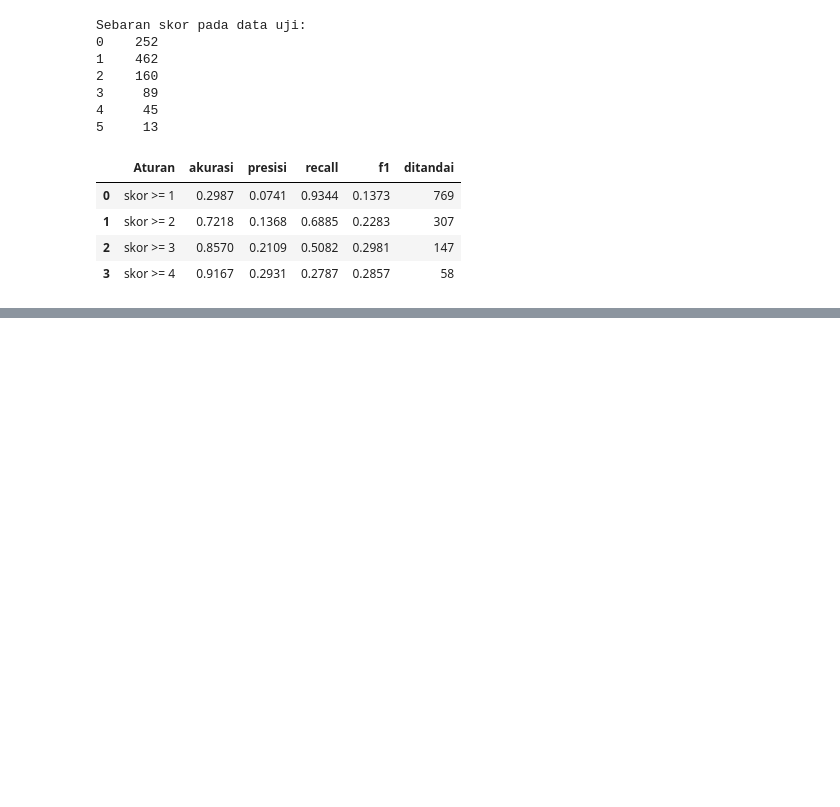
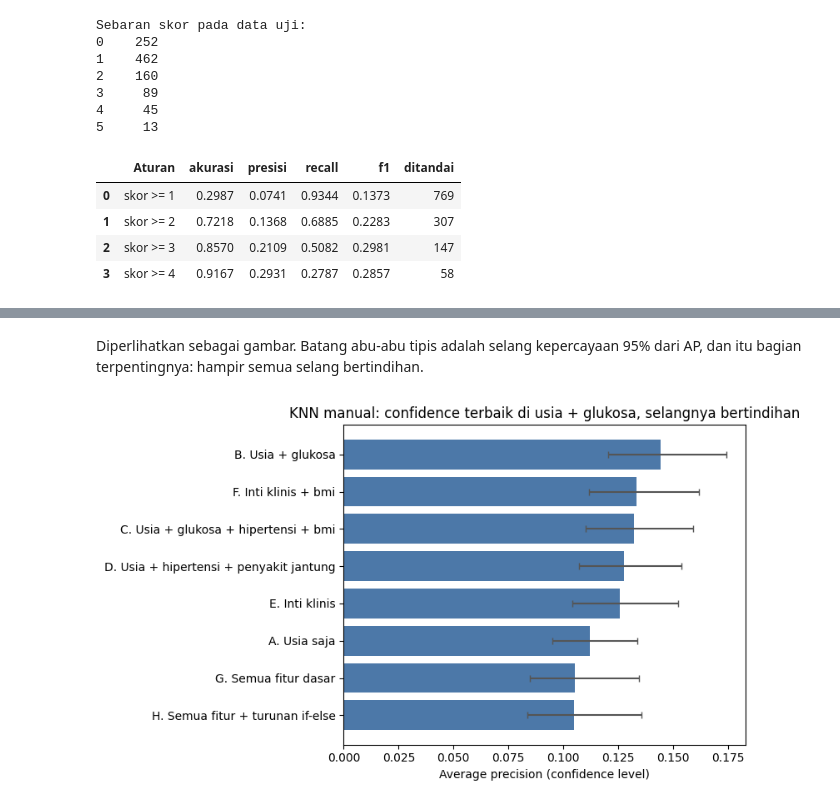
Before and after one commit to ravi-arnan/machine-learning, a Jupyter notebook: colab-hasil/03a_knn_manual_hasil.ipynb, the cells around one changed output, grey strips where cells are left out. Saved outputs shown, nothing was run; the diff lists cells and outputs as text; code cells hidden in the pictures; blank space fills up the shorter version.

```diff
--- a/colab-hasil/03a_knn_manual_hasil.ipynb
+++ b/colab-hasil/03a_knn_manual_hasil.ipynb
@@ -238,0 +352,9 @@ pd.DataFrame(baris_skor)
+# %%
+df_penuh = pd.read_csv(URL_BERSIH)
+
+y_komb = df_penuh["stroke"].astype(int).to_numpy()
+X_dasar = pd.get_dummies(df_penuh.drop(columns=["stroke"]), drop_first=True).astype(float)
+
+print("Ukuran data bersih   :", df_penuh.shape)
+print(f"Kasus stroke         : {int(y_komb.sum())} ({y_komb.mean()*100:.2f}%)")
+print(f"Fitur dasar (one-hot): {X_dasar.shape[1]}")
@@ -238,0 +581,19 @@ pd.DataFrame(baris_skor)
+# %%
+baris = []
+for nama, grup in KOMBINASI.items():
+    kol = kolom(grup)
+    skor = skor_oof(X_komb[kol].to_numpy(), y_komb)
+    ap = average_precision(y_komb, skor)
+    lo, hi = bootstrap_ap(y_komb, skor)
+    baris.append({
+        "Kombinasi atribut": nama,
+        "jumlah fitur": len(kol),
+        "AP": round(ap, 4),
+        "AP 2,5%": round(lo, 4),
+        "AP 97,5%": round(hi, 4),
+        "precision @ recall 0,80": round(presisi_pada_recall(y_komb, skor), 4),
+        "ROC-AUC": round(roc_auc(y_komb, skor), 4),
+    })
+
+tabel_knn = pd.DataFrame(baris).sort_values("AP", ascending=False).reset_index(drop=True)
+tabel_knn
@@ -238,0 +610,16 @@ pd.DataFrame(baris_skor)
+# %% [markdown]
+Diperlihatkan sebagai gambar. Batang abu-abu tipis adalah selang kepercayaan 95% dari
+AP, dan itu bagian terpentingnya: hampir semua selang bertindihan.
+# %%
+urut = tabel_knn.sort_values("AP")
+galat = np.array([urut["AP"] - urut["AP 2,5%"], urut["AP 97,5%"] - urut["AP"]])
+
+fig, ax = plt.subplots(figsize=(8, 4.8))
+ax.barh(urut["Kombinasi atribut"], urut["AP"], xerr=galat, color="#4C78A8",
+        error_kw={"ecolor": "#555", "capsize": 3})
+ax.set_xlabel("Average precision (confidence level)")
+ax.set_title('KNN manual: confidence terbaik di usia + glukosa, selangnya bertindihan')
+plt.tight_layout()
+plt.show()
+# %% [output]
+[figure, added]
```
Also changed, not shown: parts of 28 cells of this notebook, 2 other files.
